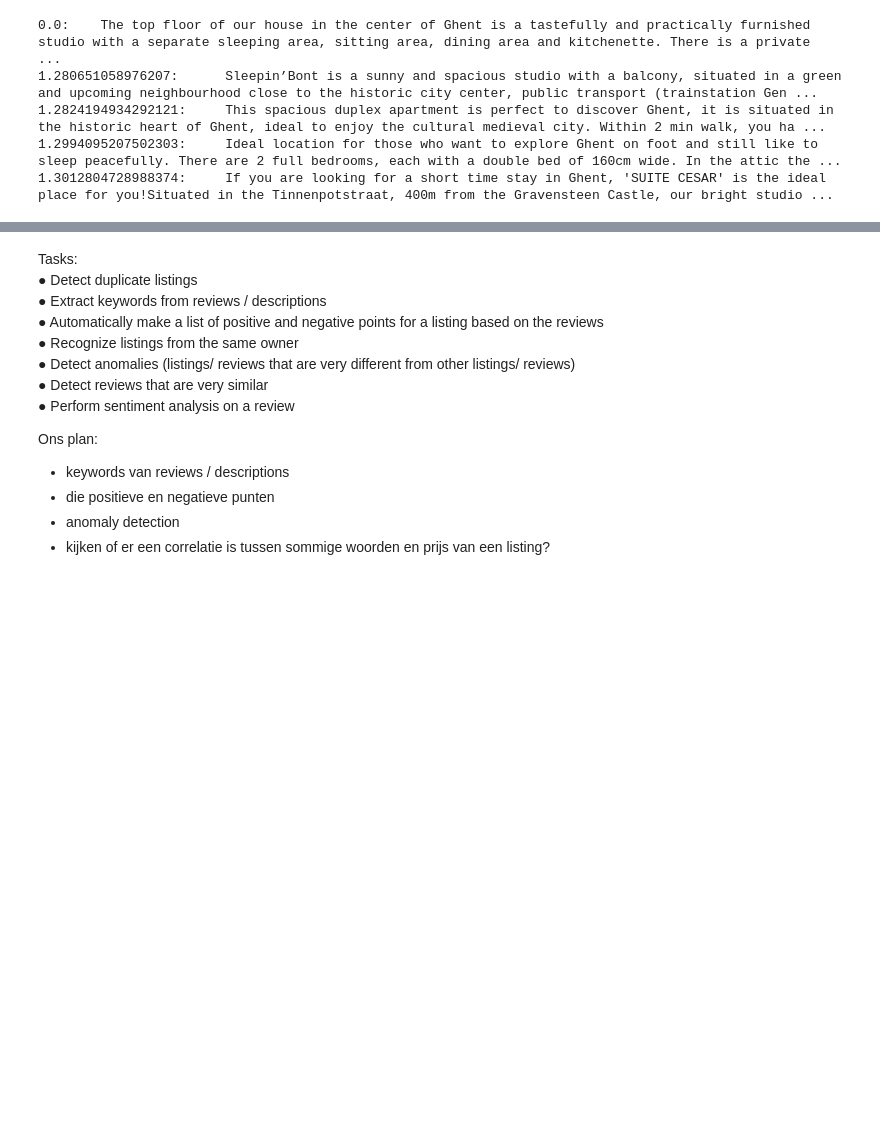
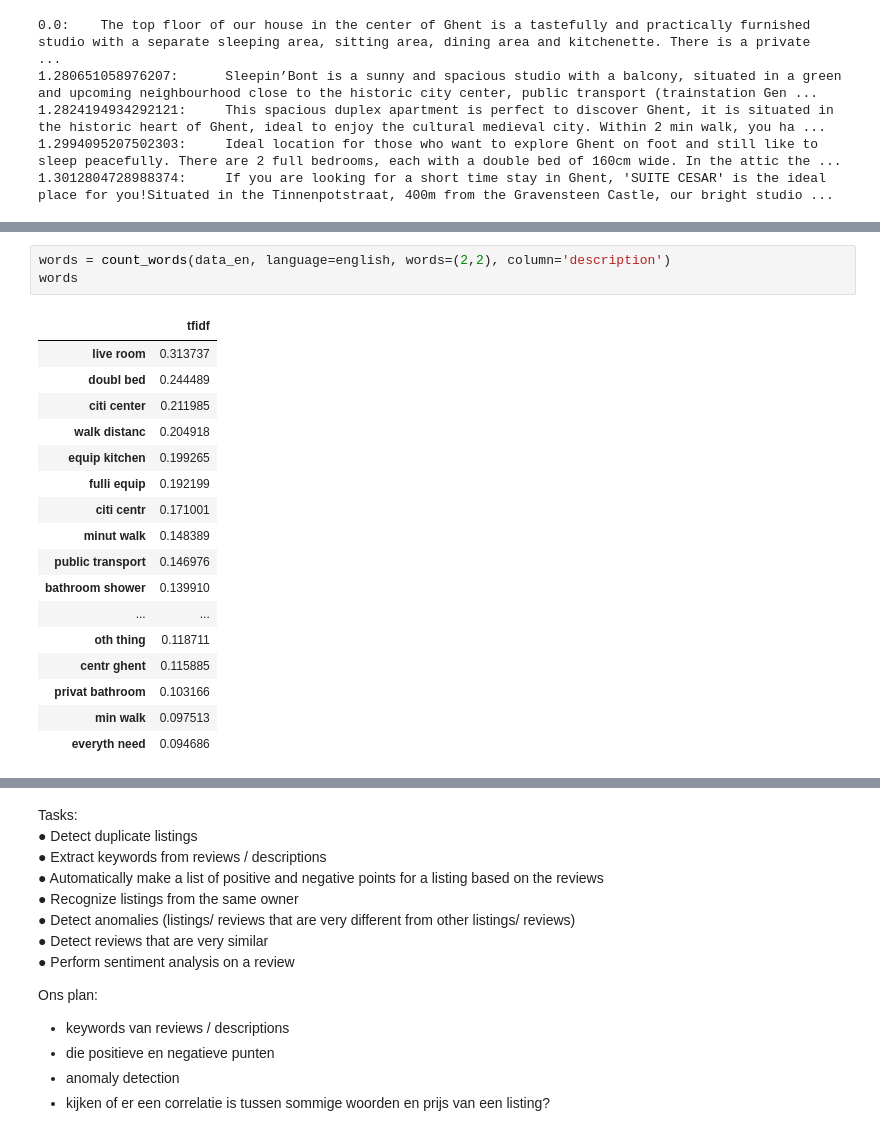
Before and after one commit to tibovdc/ProjectML, a Jupyter notebook: Sprint2.ipynb, the cells around one changed output, grey strips where cells are left out. Drawn from its saved outputs; the diff is of its cells as text; blank space fills up the shorter version.

```diff
--- a/Sprint2.ipynb
+++ b/Sprint2.ipynb
@@ -477,0 +508,21 @@ for distance, neighbor in zip(distances[0], neighbors[0]):
+# %%
+words = count_words(data_en, language=english, words=(2,2), column='description')
+words
+# %% [output]
+|  | tfidf |
+| live room | 0.313737 |
+| doubl bed | 0.244489 |
+| citi center | 0.211985 |
+| walk distanc | 0.204918 |
+| equip kitchen | 0.199265 |
+| fulli equip | 0.192199 |
+| citi centr | 0.171001 |
+| minut walk | 0.148389 |
+| public transport | 0.146976 |
+| bathroom shower | 0.139910 |
+| ... | ... |
+| oth thing | 0.118711 |
+| centr ghent | 0.115885 |
+| privat bathroom | 0.103166 |
+| min walk | 0.097513 |
+| everyth need | 0.094686 |
```
Also changed, not shown: parts of 17 cells of this notebook.
